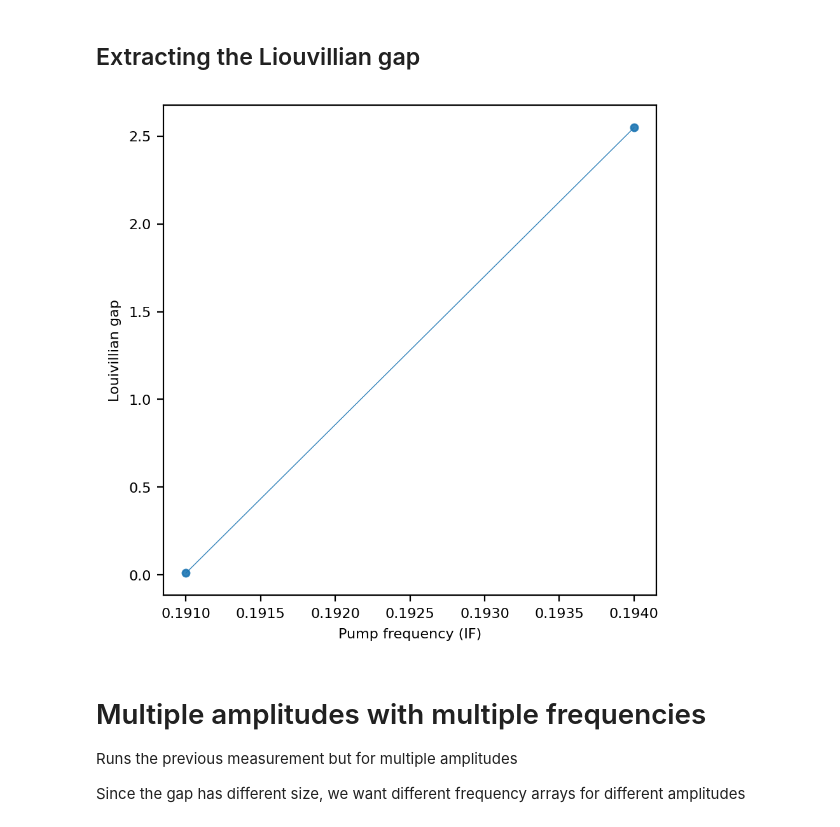
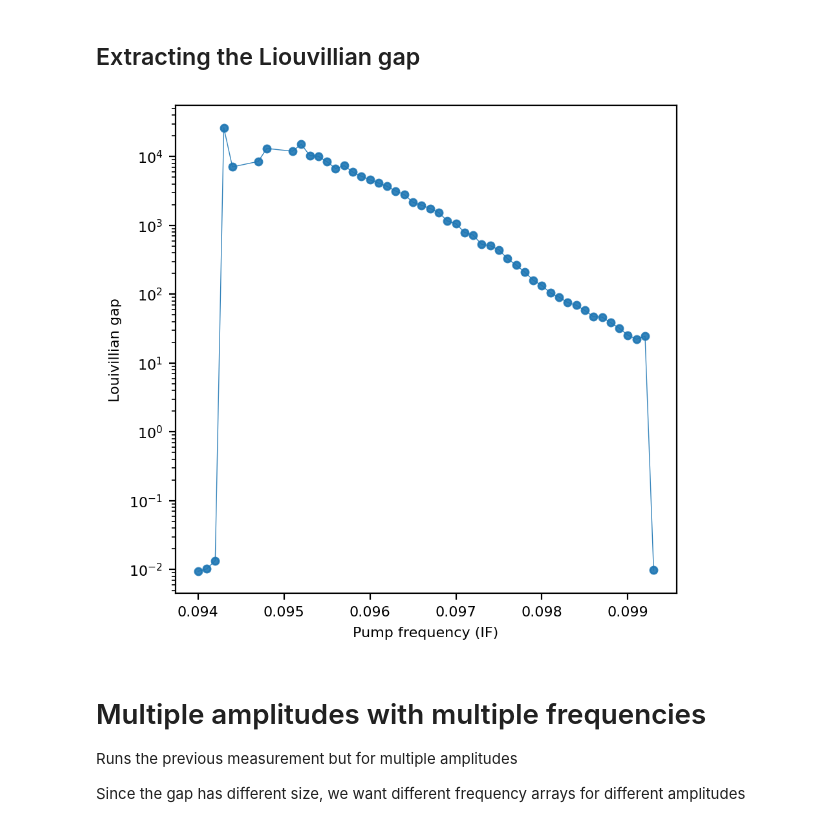
Before and after one commit to BeaulieuGuillaume/DPT_SQUID, a Jupyter notebook: First_Order_Transition/exi_vac/exi_vac_sticky.ipynb, the cells around one changed output. Drawn from its saved outputs; the diff is of its cells as text; code cells hidden in the pictures.

```diff
--- a/First_Order_Transition/exi_vac/exi_vac_sticky.ipynb
+++ b/First_Order_Transition/exi_vac/exi_vac_sticky.ipynb
@@ -358,20 +391,20 @@ config,qm=update_readout_lenght(Readout_Len,config,qmm)
 twoPhoton_len=10_000 # for the upmeasurement, the twophoton pulse length should be roughly the same as the readout len
 config,qm=update_two_photon_lenght(twoPhoton_len,config,qmm)
 
-amp_factor_array=np.array([0.6]) #Prefactor of the amplitude
+amp_factor_array=np.array([0.95]) #Prefactor of the amplitude
 amp_factor=amp_factor_array[0]
-amp_factor_high_array=np.array([1]) #Prefactor of the amplitude
+amp_factor_high_array=np.array([1.55]) #Prefactor of the amplitude
 amp_factor_high=amp_factor_high_array[0]
 
 
 n_repetition=10_000 #number of repetitions
 n_empty=100 #number of readout to do while sweeping the frequency
-n_full=1_000 #number of pump on readout to do
+n_full=2_000 #number of pump on readout to do
 n_return=10 # must be smaller then number of repetition and is the number of trajectories to returns
 
 
-freqs_dict[amp_factor]=np.array([ 0.191e9]) #
-IF_right=196e6 # Starting frequency
+freqs_dict[amp_factor]=np.array([ 97e6]) # final frequency
+IF_right=99.8e6 # Starting frequency
 
 IF_pump=freqs_dict[amp_factor][0] #select the frequency from the array
 
@@ -515,17 +548,11 @@ n_empty=npzfile["multidata"][()]["n_empty"]
 #Select the frequencies
 freqs_dict={}
 
-span=1.3 * u.MHz # Span of the pumping
-df = 0.1* u.MHz # Step of the pumping 0.01
-IF_center=0.1954e9
 
-freqs = np.arange(IF_center-span/2, IF_center+span/2, df)
-
-
-fmin=191e6
-fmax=195.5e6
-df=3* u.MHz
+fmin=93.5e6
+fmax=96.5e6
+df=0.1* u.MHz
 freqs=np.arange(fmin, fmax+df/2, df)
 
 
-freqs
+freqs =np.array([99.15e6])
@@ -534,21 +563,21 @@ array([1.91e+08, 1.94e+08])
 # %%
 %matplotlib qt
-Readout_Len=50_000
+Readout_Len=10_000
 config,qm=update_readout_lenght(Readout_Len,config,qmm)
 config,qm=update_two_photon_lenght(Readout_Len,config,qmm)
 
-amp_factor_array=np.array([0.6]) #Prefactor of the amplitude
+amp_factor_array=np.array([1.05]) #Prefactor of the amplitude
 amp_factor=amp_factor_array[0]
-amp_factor_high_array=np.array([1]) #Prefactor of the amplitude
+amp_factor_high_array=np.array([1.05]) #Prefactor of the amplitude
 amp_factor_high=amp_factor_high_array[0]
 
 
 n_repetition=10 #number of repetitions
-n_empty=100 #number of readout to do while sweeping the frequency
-n_full=20_000 #number of pump on readout to do
+n_empty=500 #number of readout to do while sweeping the frequency
+n_full=10_000 #number of pump on readout to do
 n_return=10 # must be smaller then number of repetition and is the number of trajectories to returns
 
-IF_right=196e6 # Starting frequency
+IF_right=99.8e6 # Starting frequency
 
 LO_diff=LO_fluxline/2-LO_readout # need to perform this substraction outside of the qua program to avoid having numbers larger than the int allowed
 n_runs=n_empty+n_full # Total number of readout to do
@@ -672,11 +702,11 @@ an.save_with_numpy(datadict, meastype, name, device, cooldown_date, filepath=Sav
 saving
 # %%
 #loading the data
-filepath=r"\\sb1files\HQC\Users\beaulieu\Data\Run01\104\2023_04_14\excit_to_vac\Multiple_freq\0p6_test_gap_closure.npz"
+filepath=r"X:\Users\beaulieu\Data\Run01\131\2023_05_05\excit_to_vac\Multiple_freq\0p95\0p95_94_9p24_0p1_fast.npz"
 
 npzfile=np.load(filepath,allow_pickle=True)
 npzfile["multidata"][()]
-#freqs_dict=npzfile["multidata"][()]["freqs_dict"]
+freqs_dict=npzfile["multidata"][()]["freqs_dict"]
 Data=npzfile["multidata"][()]["Data"]
 amp_factor_array=npzfile["multidata"][()]["amp_factor_array"]
 n_empty=npzfile["multidata"][()]["n_empty"]
@@ -749,34 +785,35 @@ for idx in range(len(freqs)):
 %matplotlib inline
 
 
 amp_factor=amp_factor_array[0]
 freqs=freqs_dict[amp_factor]
 
 gap_array=[]
 freq_gap_array=[]
 
 for idx in range(len(freqs)):
 
     if Processed_Data[amp_factor][freqs[idx]]["fit"]:
         gap_array.append(Processed_Data[amp_factor][freqs[idx]]["gap"])
         freq_gap_array.append(freqs[idx])
 
 gap_array=np.array(gap_array)
 freq_gap_array=np.array(freq_gap_array)
 
 # figsize=(5,4)
 
 fontsize=8
 figsize=(5,4)
 fig, axs = plt.subplots( nrows=1, ncols=1, figsize=(5,5),dpi=200)
 
 axs.plot(freq_gap_array/1e9,gap_array,'.-',alpha=.9, lw=.5, ms=8)
 axs.set_xlabel("Pump frequency (IF)",fontsize=fontsize)
 axs.set_ylabel("Louivillian gap",fontsize=fontsize)
 axs.tick_params(axis='x', labelsize=fontsize)
 axs.tick_params(axis='y', labelsize=fontsize)
+axs.set_yscale('log')
 # %% [output]
-[figure, old version]
+[figure, new version]
 # %% [markdown]
 # Multiple amplitudes with multiple frequencies
 
```
Also changed, not shown: parts of 17 cells of this notebook, 10 other files.
